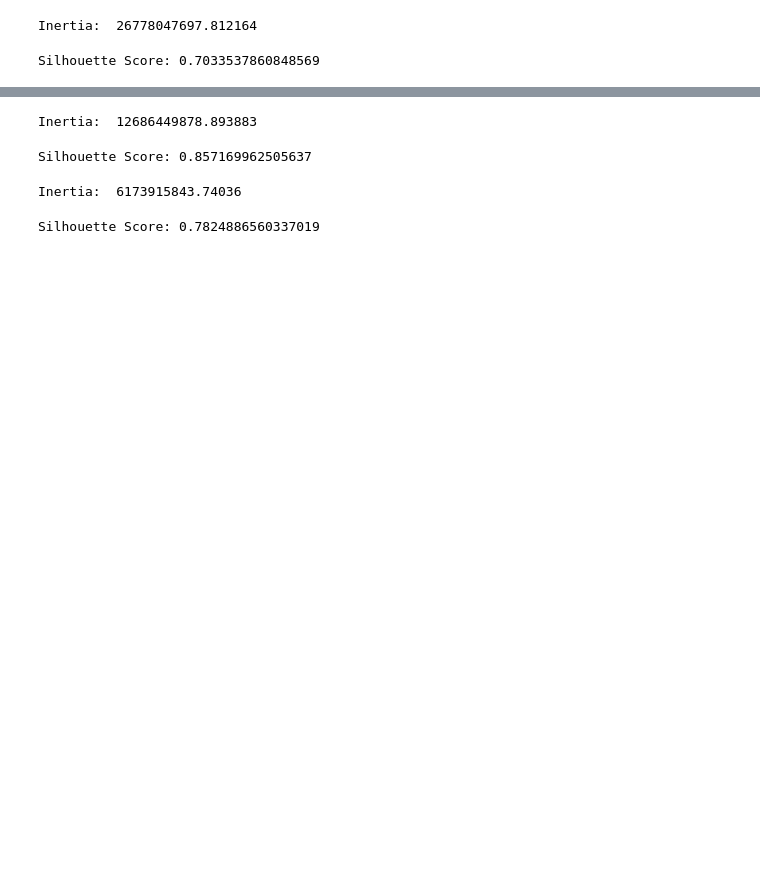
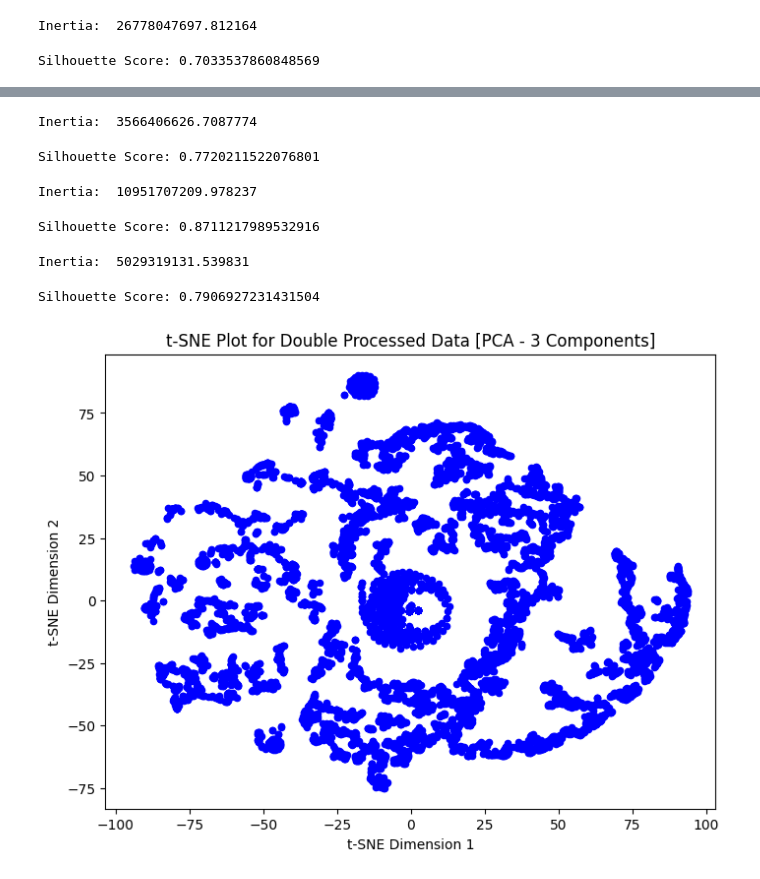
Before and after one commit to Suhail270/DMML_Part2, a Jupyter notebook: infrared_testing.ipynb, the cells around one changed output, grey strips where cells are left out. Drawn from its saved outputs; the diff is of its cells as text; code cells hidden in the pictures; blank space fills up the shorter version.

```diff
--- a/infrared_testing.ipynb
+++ b/infrared_testing.ipynb
@@ -553,14 +569,39 @@ Silhouette Score: 0.756340003101831
+# %%
+clusters = kmeansfunc(pca_50, 10)
+silhouetteScore(pca_50, clusters)
+# %% [output]
+Inertia:  3566406626.7087774
+Silhouette Score: 0.7720211522076801
 # %%
-pca_50 = PCAOnData(prepped_infrared_df2, 75)
 clusters = kmeansfunc(pca_50, 2)
 silhouetteScore(pca_50, clusters)
 # %% [output]
-Inertia:  12686449878.893883
+Inertia:  10951707209.978237
-Silhouette Score: 0.857169962505637
+Silhouette Score: 0.8711217989532916
-# %%
-pca_75 = PCAOnData(prepped_infrared_df2, 75)
-clusters = kmeansfunc(pca_75, 5)
-silhouetteScore(pca_75, clusters)
-# %% [output]
-Inertia:  6173915843.74036
-Silhouette Score: 0.7824886560337019
+# %%
+clusters = kmeansfunc(pca_50, 5)
+silhouetteScore(pca_50, clusters)
+# %% [output]
+Inertia:  5029319131.539831
+Silhouette Score: 0.7906927231431504
+# %%
+pca_3 = PCAOnData(prepped_infrared_df2,3)
+# %%
+import numpy as np
+import matplotlib.pyplot as plt
+from sklearn.manifold import TSNE
+
+infrared_data = pca_3.to_numpy()
+
+tsne = TSNE(n_components=2, perplexity=30, random_state=42)
+
+infrared_embedded = tsne.fit_transform(infrared_data)
+
+plt.figure(figsize=(8, 6))
+plt.scatter(infrared_embedded[:, 0], infrared_embedded[:, 1], c='b', marker='o', s=20)
+plt.title('t-SNE Plot for Double Processed Data [PCA - 3 Components]')
+plt.xlabel('t-SNE Dimension 1')
+plt.ylabel('t-SNE Dimension 2')
+plt.show()
+# %% [output]
+[figure, added]
```
Also changed, not shown: parts of 18 cells of this notebook.
